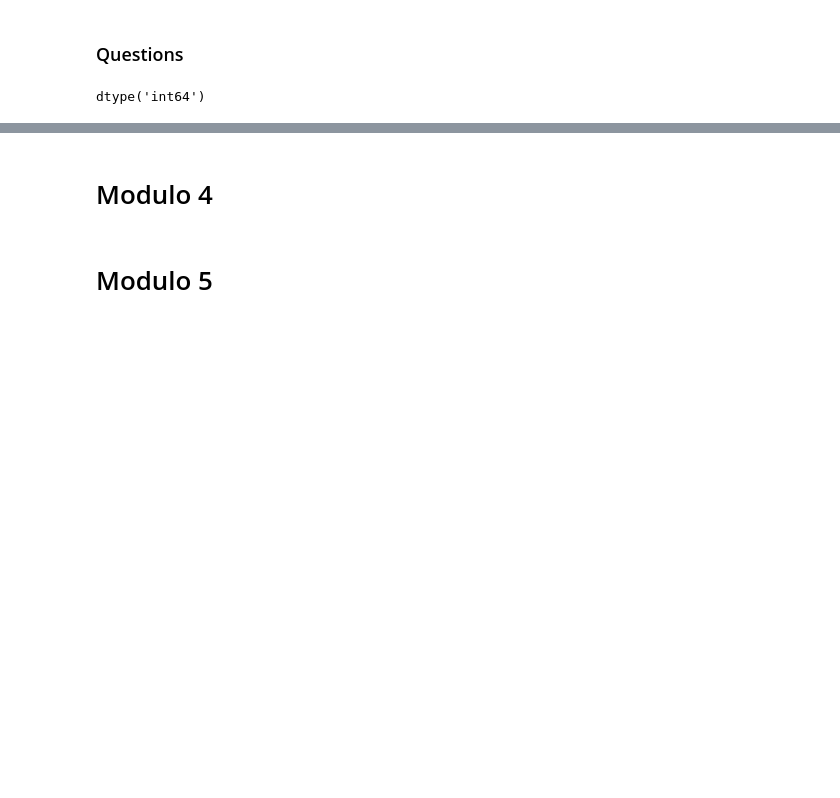
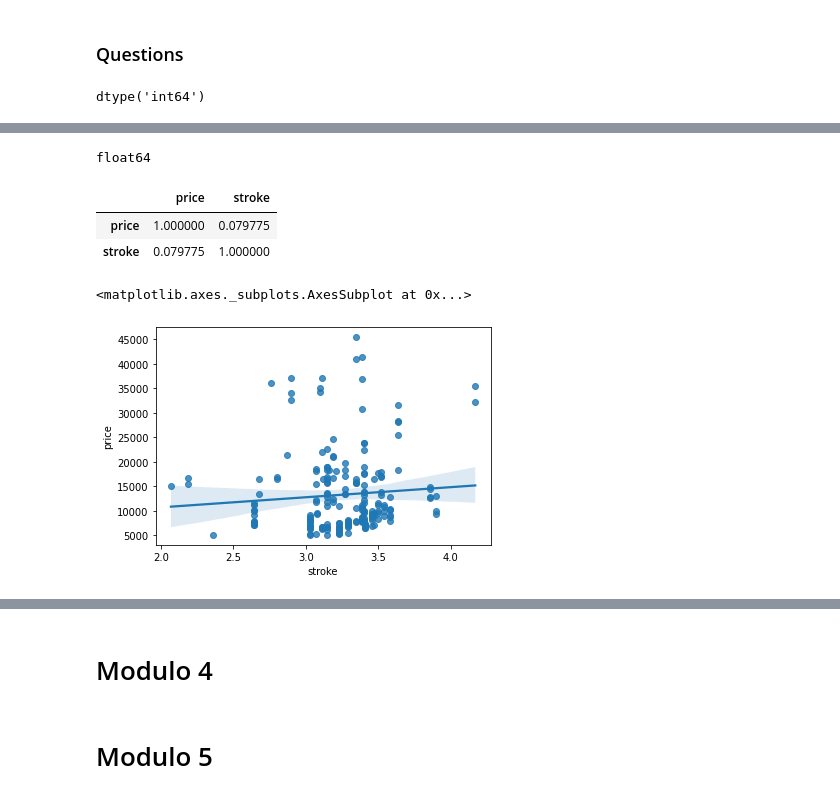
Before and after one commit to PosgradoMNA/actividades-de-aprendizaje-A01793108, a Jupyter notebook: IBM_DataAnalysisPython_A01793108.ipynb, the cells around one changed output, grey strips where cells are left out. Cells and saved outputs as stored; diff of their text form; code cells hidden in the pictures; blank space fills up the shorter version.

```diff
--- a/IBM_DataAnalysisPython_A01793108.ipynb
+++ b/IBM_DataAnalysisPython_A01793108.ipynb
@@ -815,0 +899,5 @@ dtype('int64')
+# %%
+df['bore'].replace(np.nan, inplace = True)
+df['bore'] = df['bore'].astype(float)
+df['stroke'].replace(np.nan, inplace = True)
+df['stroke'] = df['stroke'].astype(float)
@@ -815,0 +913,16 @@ dtype('int64')
+# %%
+## Question 3
+print(df['stroke'].dtypes)
+# %% [output]
+float64
+# %%
+df[['price', 'stroke']].corr() ## no parece existir relacion entre ambas variables
+# %% [output]
+|  | price | stroke |
+| price | 1.000000 | 0.079775 |
+| stroke | 0.079775 | 1.000000 |
+# %%
+sns.regplot(y = 'price', x = 'stroke', data = df) ## confirma graficamente la no existencia de relacion
+# %% [output]
+<matplotlib.axes._subplots.AxesSubplot at 0x...>
+[figure, added]
```
Also changed, not shown: parts of 13 cells of this notebook.
